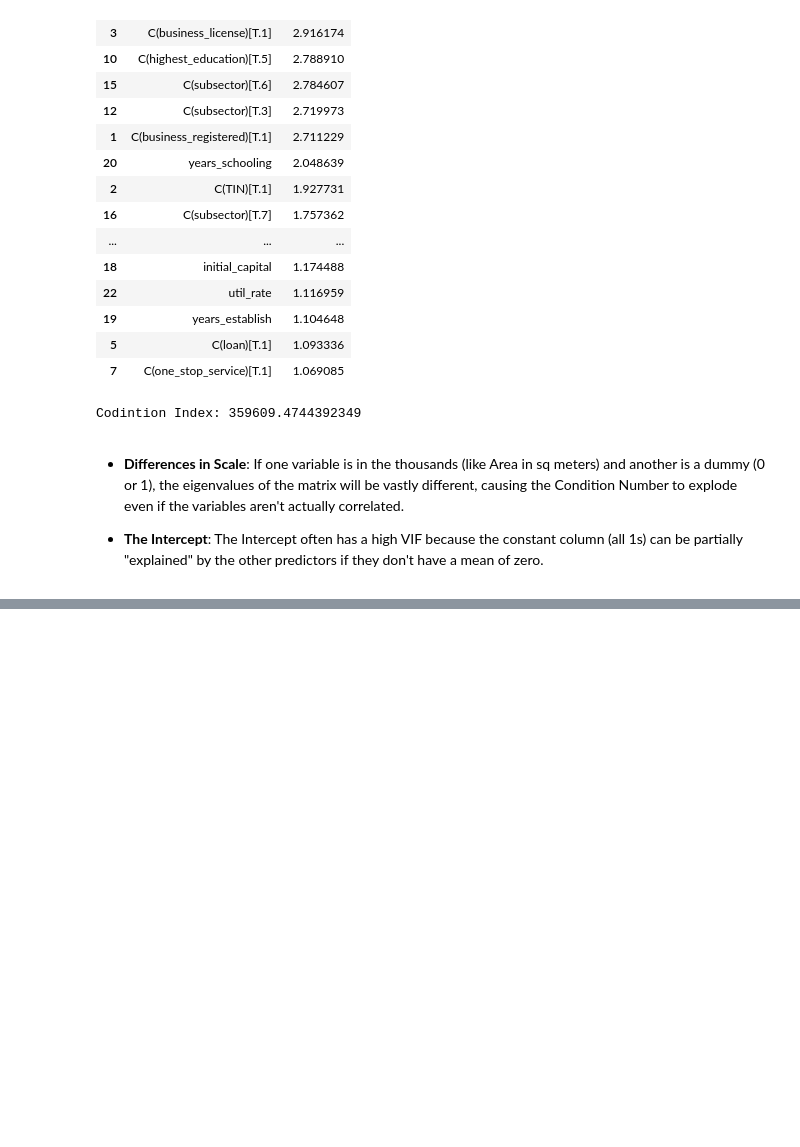
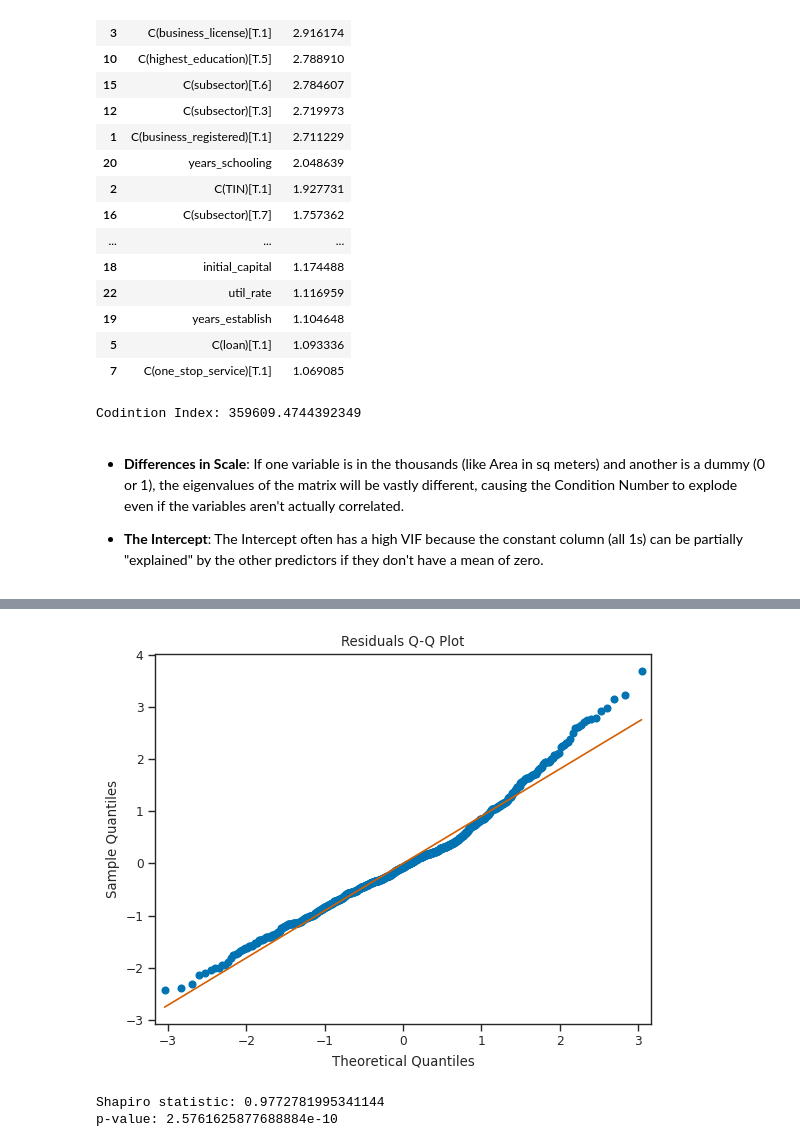
Before and after one commit to Natnael-Getahun/SME-regression, a Jupyter notebook: explore.ipynb, the cells around one changed output, grey strips where cells are left out. Cells and saved outputs as stored; diff of their text form; code cells hidden in the pictures; blank space fills up the shorter version.

```diff
--- a/explore.ipynb
+++ b/explore.ipynb
@@ -544,0 +564,12 @@ plt.show()
+# %%
+sm.qqplot(model_log.resid, line = "s")
+plt.title("Residuals Q-Q Plot")
+plt.show()
+# %% [output]
+[figure, added]
+# %%
+shapiro_test = shapiro(model_log.resid)
+print(f"Shapiro statistic: {shapiro_test.statistic}\np-value: {shapiro_test.pvalue}")
+# %% [output]
+Shapiro statistic: 0.9772781995341144
+p-value: 2.5761625877688884e-10
```
Also changed, not shown: parts of 27 cells of this notebook.
